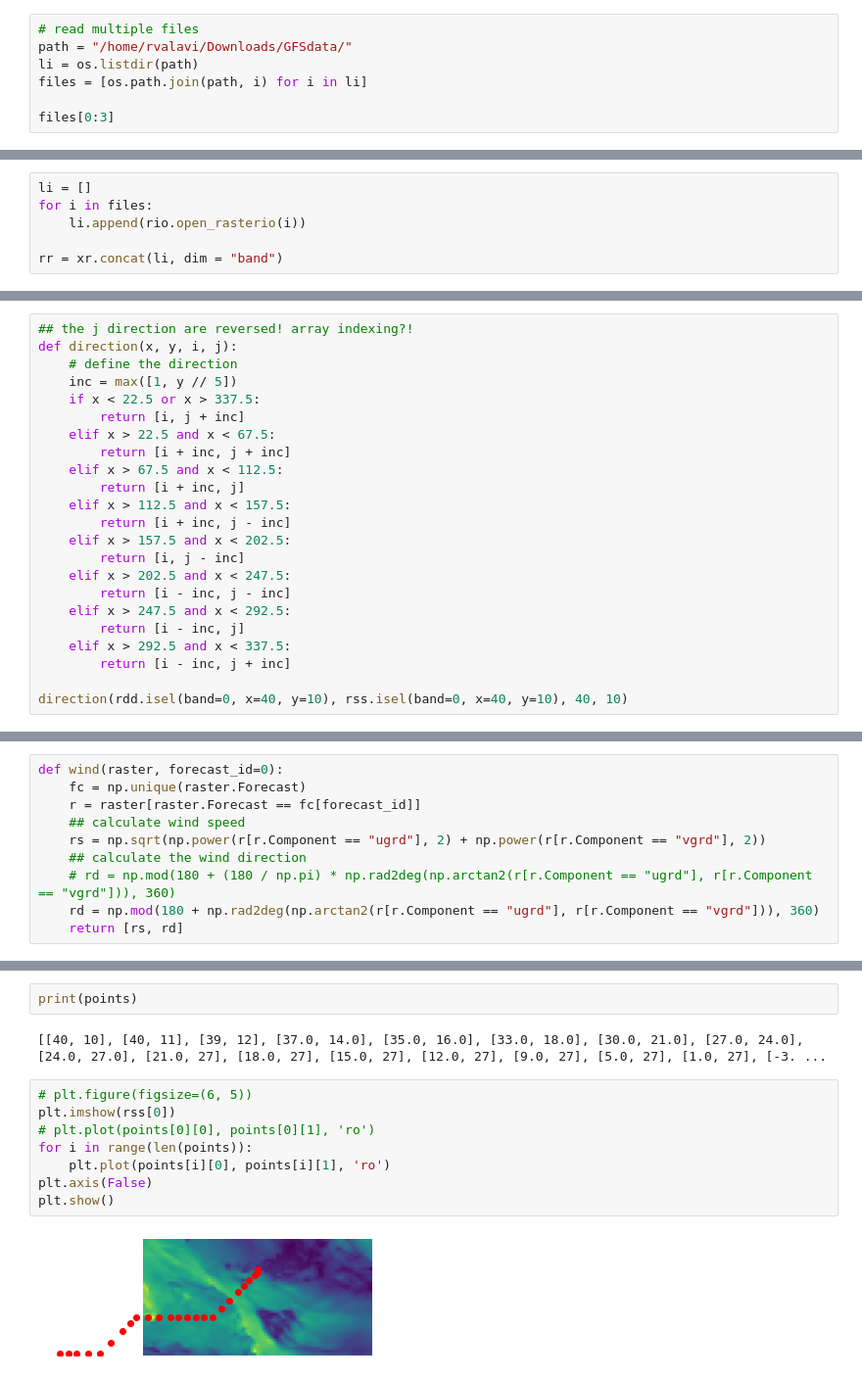
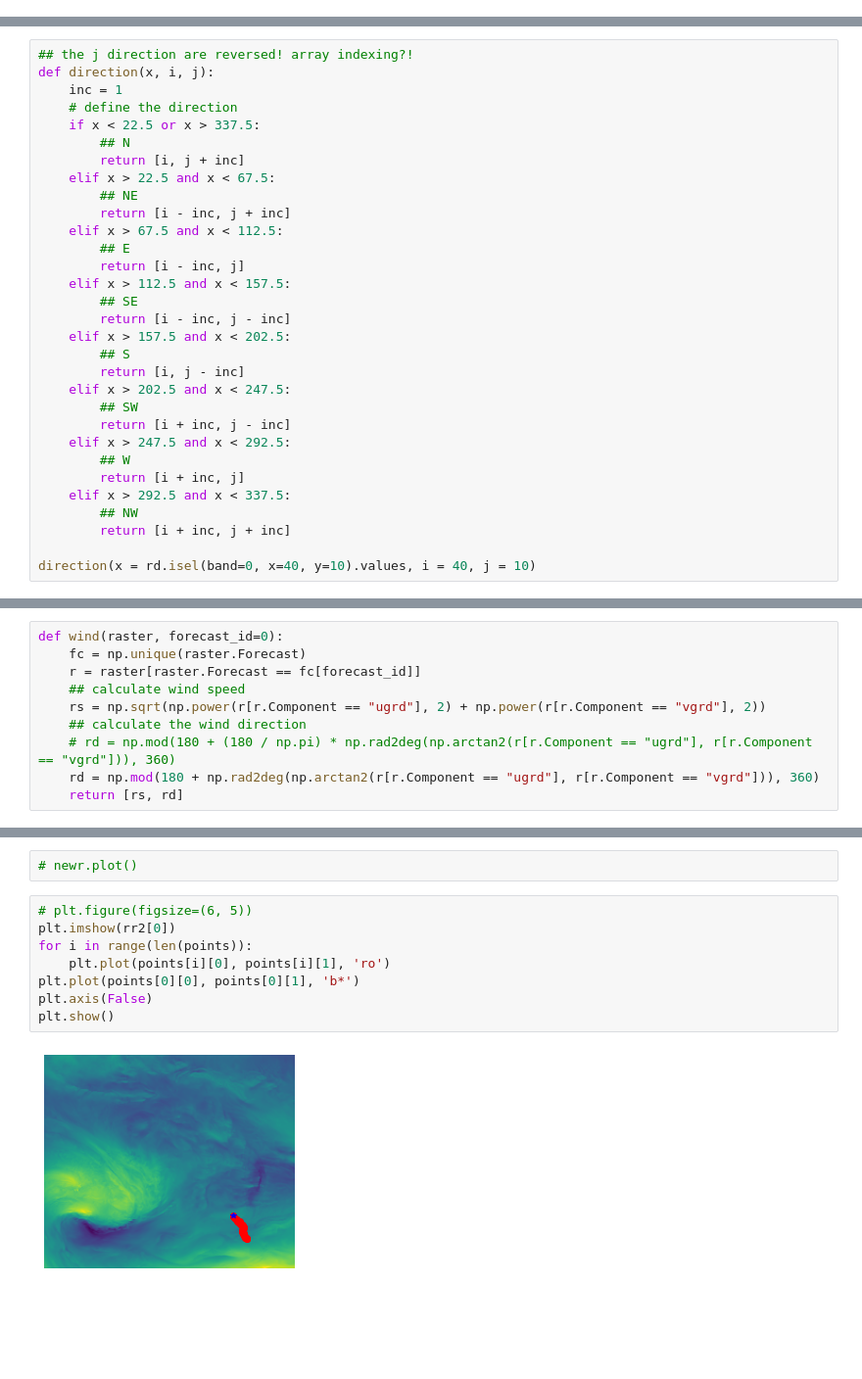
Before and after one commit to cesaraustralia/WindDispersalForecastTool, a Jupyter notebook: Scripts/GFS_data_visualise.ipynb, the cells around one changed output, grey strips where cells are left out. Shown at 98% size. Drawn from its saved outputs; the diff is of its cells as text; blank space fills up the shorter version.

```diff
--- a/Scripts/GFS_data_visualise.ipynb
+++ b/Scripts/GFS_data_visualise.ipynb
@@ -79,10 +74,3 @@ r[0].plot()
 r.values[0, 2, [2, 3, 4]]
 # %% [output]
 array([ 0.18605468,  0.30605468, -0.07394531])
-# %%
-# read multiple files
-path = "/home/rvalavi/Downloads/GFSdata/"
-li = os.listdir(path)
-files = [os.path.join(path, i) for i in li]
-
-files[0:3]
@@ -93,9 +77,3 @@ files[0:3]
-# %%
-li = []
-for i in files:
-    li.append(rio.open_rasterio(i))
-
-rr = xr.concat(li, dim = "band")
 # %%
 import rioxarray as rio
 from datetime import datetime
@@ -289,25 +308,33 @@ newr.plot()
 # %%
 ## the j direction are reversed! array indexing?!
-def direction(x, y, i, j):
+def direction(x, i, j):
+    inc = 1
     # define the direction
-    inc = max([1, y // 5])
     if x < 22.5 or x > 337.5:
+        ## N
         return [i, j + inc]
     elif x > 22.5 and x < 67.5:
-        return [i + inc, j + inc]
+        ## NE
+        return [i - inc, j + inc]
     elif x > 67.5 and x < 112.5:
-        return [i + inc, j]
+        ## E
+        return [i - inc, j]
     elif x > 112.5 and x < 157.5:
-        return [i + inc, j - inc]
+        ## SE
+        return [i - inc, j - inc]
     elif x > 157.5 and x < 202.5:
+        ## S
         return [i, j - inc]
     elif x > 202.5 and x < 247.5:
-        return [i - inc, j - inc]
+        ## SW
+        return [i + inc, j - inc]
     elif x > 247.5 and x < 292.5:
-        return [i - inc, j]
+        ## W
+        return [i + inc, j]
     elif x > 292.5 and x < 337.5:
-        return [i - inc, j + inc]
+        ## NW
+        return [i + inc, j + inc]
 
-direction(rdd.isel(band=0, x=40, y=10), rss.isel(band=0, x=40, y=10), 40, 10)
+direction(x = rd.isel(band=0, x=40, y=10).values, i = 40, j = 10)
 # %% [output]
 [40, 11]
@@ -364,14 +417,12 @@ for f in range(nforecast):
-# %%
-print(points)
-# %% [output]
-[[40, 10], [40, 11], [39, 12], [37.0, 14.0], [35.0, 16.0], [33.0, 18.0], [30.0, 21.0], [27.0, 24.0], [24.0, 27.0], [21.0, 27], [18.0, 27], [15.0, 27], [12.0, 27], [9.0, 27], [5.0, 27], [1.0, 27], [-3. ...
+# %%
+# newr.plot()
 # %%
 # plt.figure(figsize=(6, 5))
-plt.imshow(rss[0])
-# plt.plot(points[0][0], points[0][1], 'ro')
+plt.imshow(rr2[0])
 for i in range(len(points)):
     plt.plot(points[i][0], points[i][1], 'ro')
+plt.plot(points[0][0], points[0][1], 'b*')
 plt.axis(False)
 plt.show()
 # %% [output]
-[figure, old version]
+[figure, new version]
```
Also changed, not shown: parts of 19 cells of this notebook, 4 other files.
